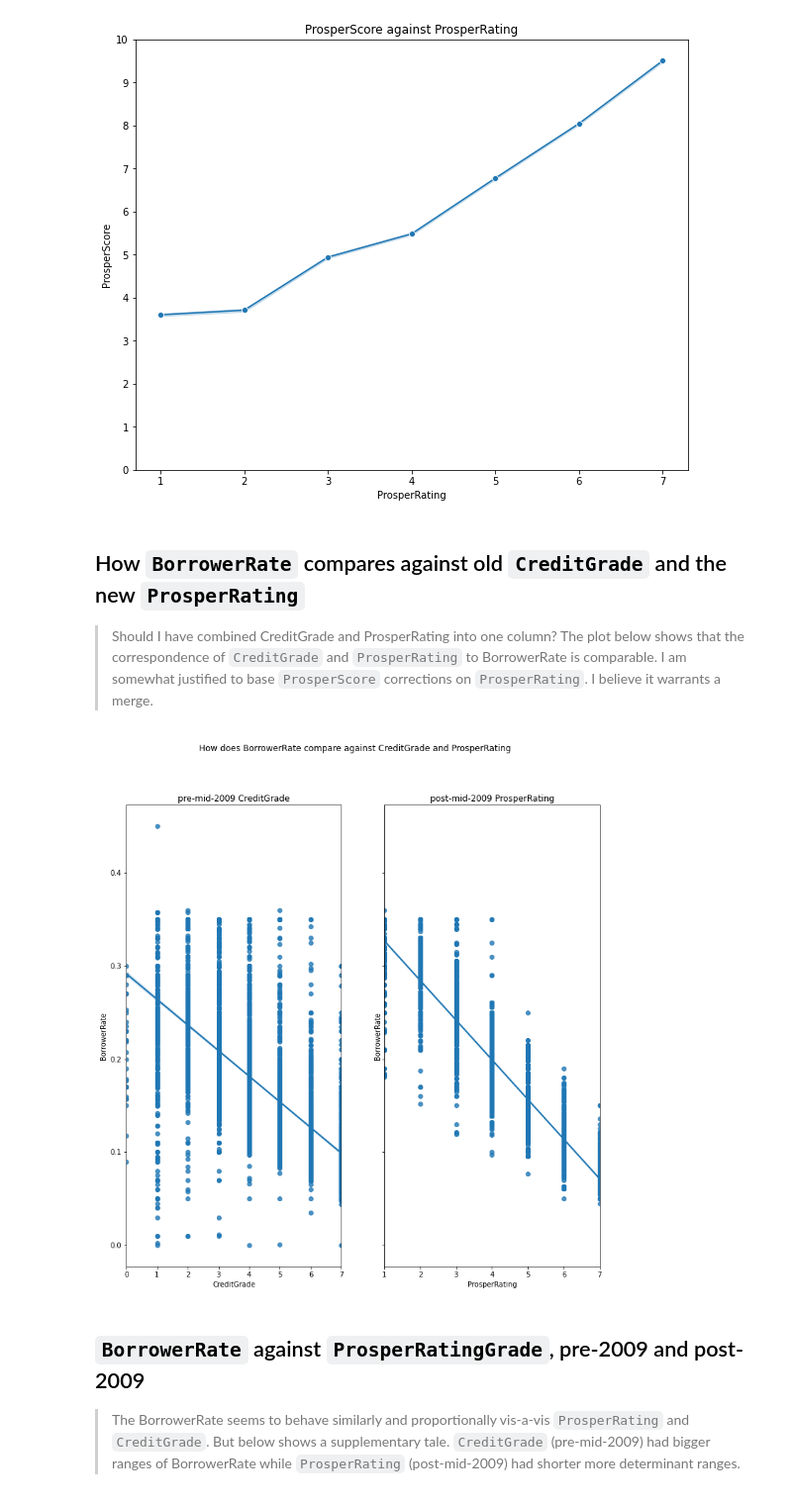
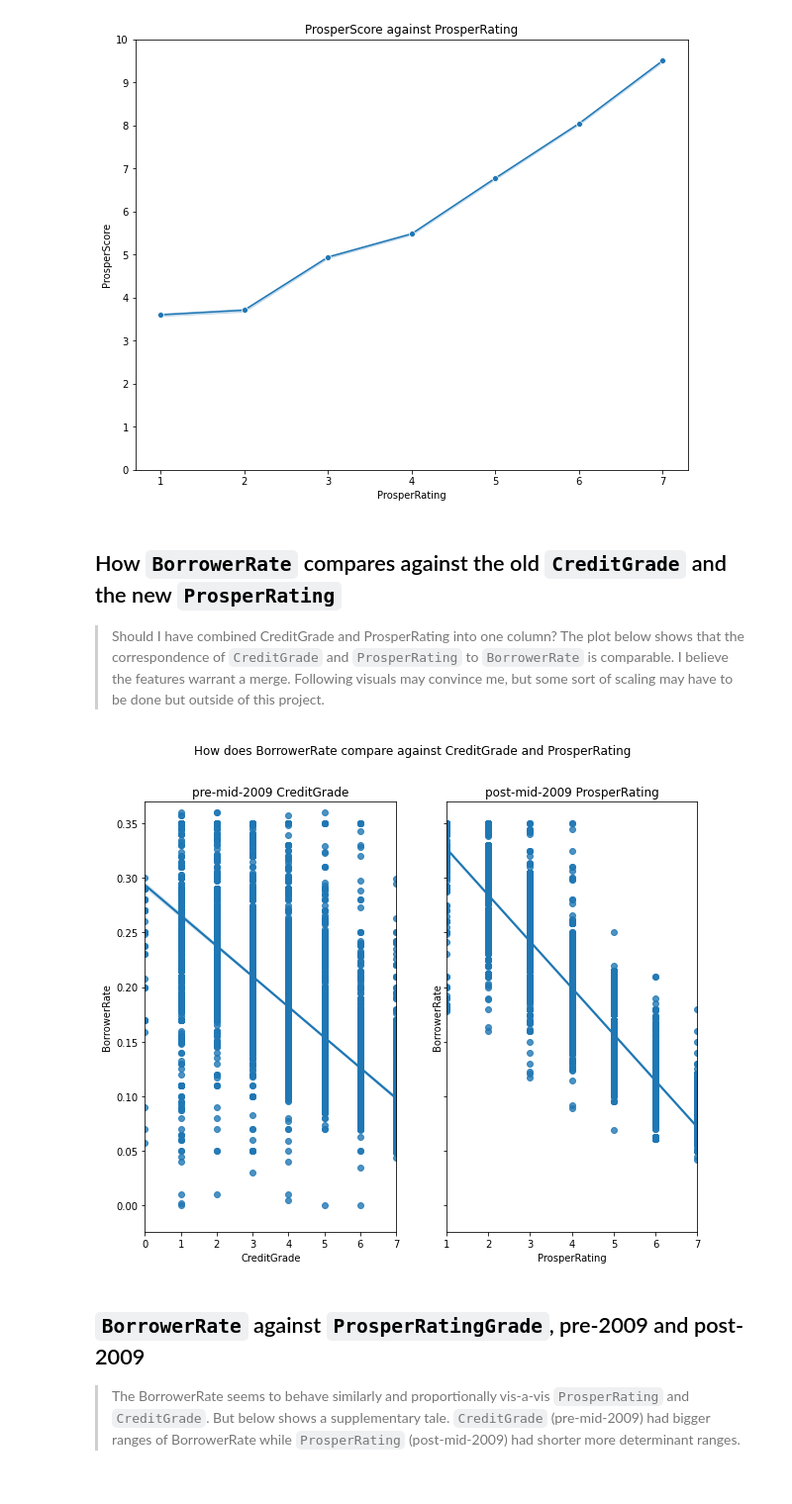
Before and after one commit to alf808/preposterous-octopus, a Jupyter notebook: explanatory_loan_data_slide_deck.ipynb, the cells around one changed output. Shown at 99% size. Saved outputs shown, nothing was run; the diff lists cells and outputs as text; code cells hidden in the pictures.

```diff
--- a/explanatory_loan_data_slide_deck.ipynb
+++ b/explanatory_loan_data_slide_deck.ipynb
@@ -206,18 +204,20 @@ plt.title('ProsperScore against ProsperRating');
 # %% [output]
 [figure]
 # %% [markdown]
-## How **`BorrowerRate`** compares against old **`CreditGrade`** and the new **`ProsperRating`**
+## How **`BorrowerRate`** compares against the old **`CreditGrade`** and the new **`ProsperRating`**
 
-> Should I have combined CreditGrade and ProsperRating into one column? The plot below shows that the correspondence of `CreditGrade` and `ProsperRating` to BorrowerRate is comparable. I am somewhat justified to base `ProsperScore` corrections on `ProsperRating`. I believe it warrants a merge.
+> Should I have combined CreditGrade and ProsperRating into one column? The plot below shows that the correspondence of `CreditGrade` and `ProsperRating` to `BorrowerRate` is comparable. I believe the features warrant a merge. Following visuals may convince me, but some sort of scaling may have to be done but outside of this project.
 # %%
-fig, (ax1, ax2) = plt.subplots(ncols=2, sharey=True, figsize=(12,12))
+fig, (ax1, ax2) = plt.subplots(ncols=2, sharey=True, figsize=(10,8))
 sb.regplot(x='CreditGrade', y='BorrowerRate', ax=ax1, data=df.sample(frac=.25))
 sb.regplot(x='ProsperRating', y='BorrowerRate', ax=ax2, data=df.sample(frac=.25))
 ax1.set_title('pre-mid-2009 CreditGrade')
+ax1.set_ylim(top=.37)
 ax2.set_title('post-mid-2009 ProsperRating')
+ax2.set_ylim(top=.37)
 fig.suptitle('How does BorrowerRate compare against CreditGrade and ProsperRating');
 # %% [output]
-[figure, old version]
+[figure, new version]
 # %% [markdown]
 ## **`BorrowerRate`** against **`ProsperRatingGrade`**, pre-2009 and post-2009
 
```
Also changed, not shown: parts of 7 cells of this notebook, 2 other files.
